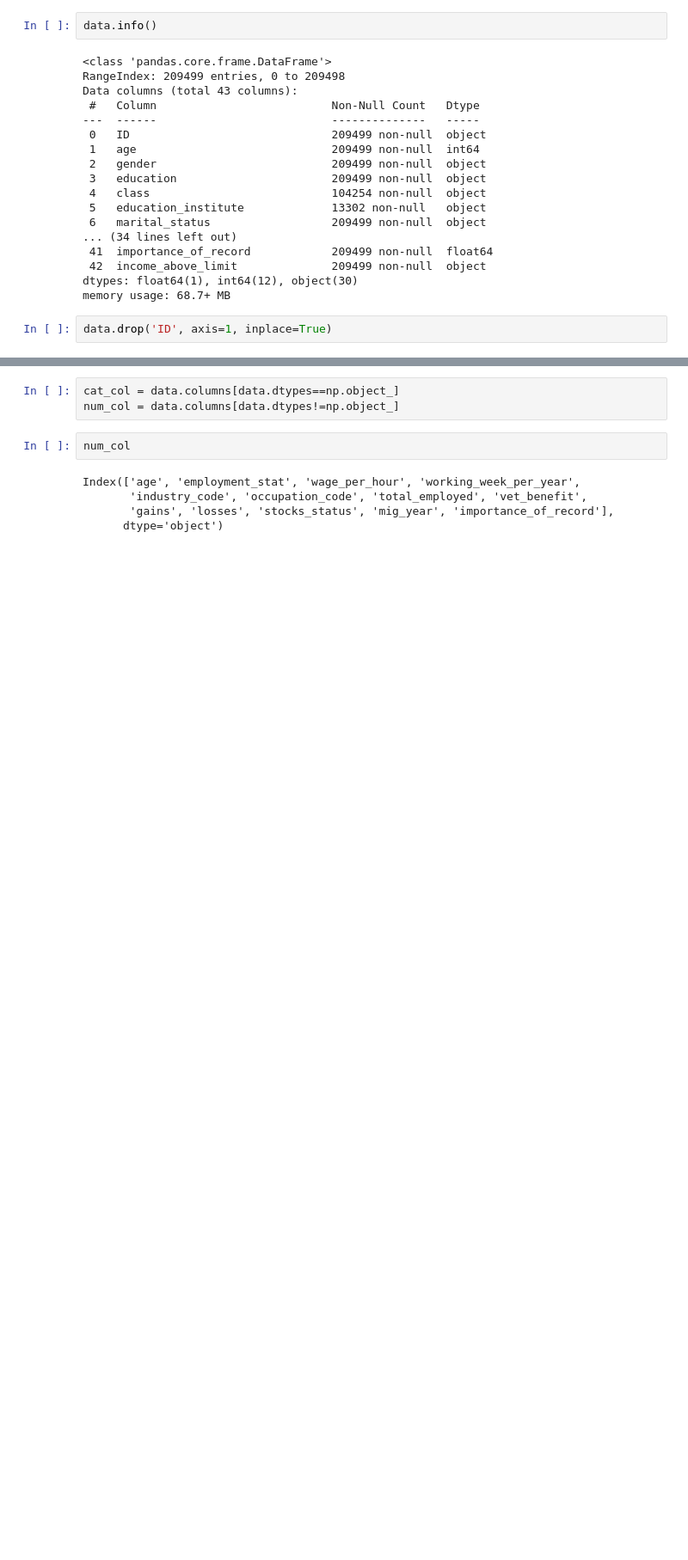
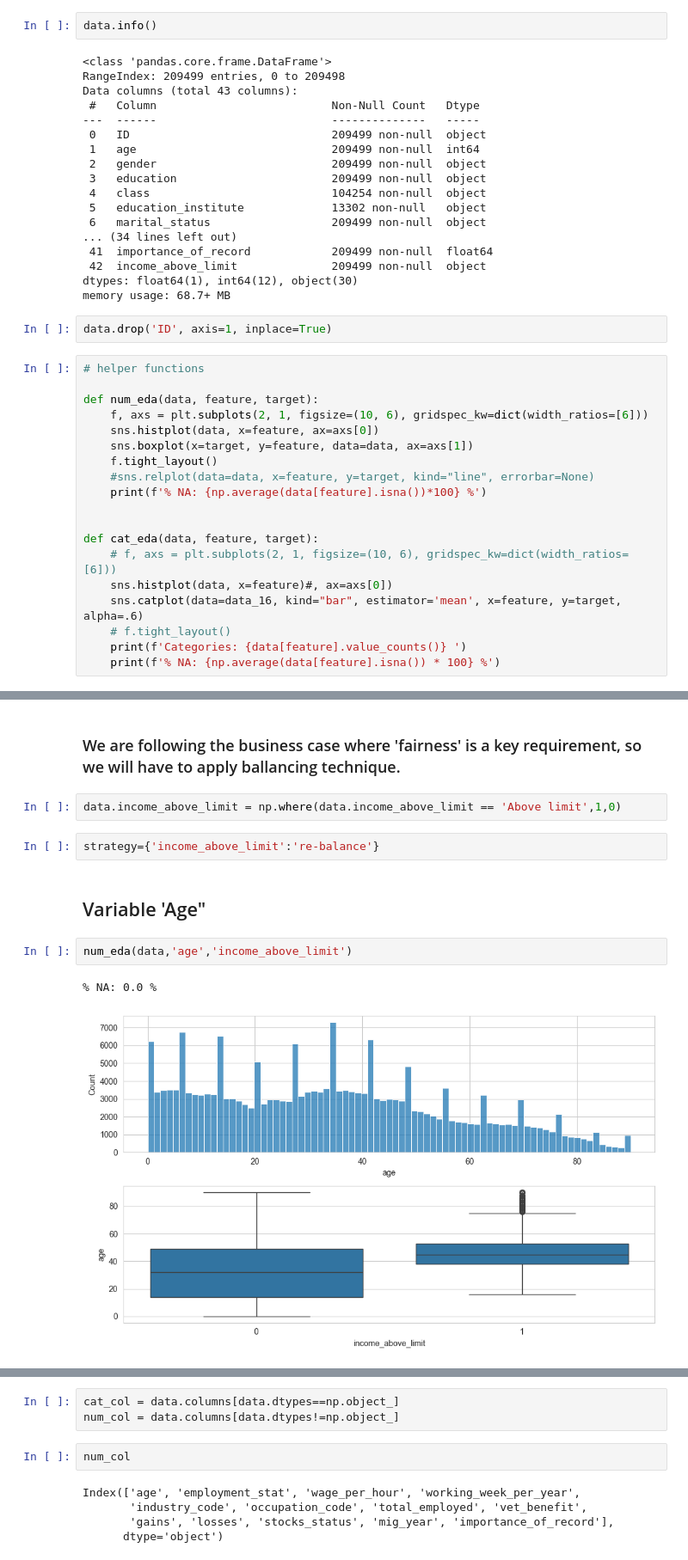
Before and after one commit to hanksnowdon/DataMiningProject, a Jupyter notebook: notebooks/01_EDA.ipynb, the cells around one changed output, grey strips where cells are left out. Shown: that part at 86% size. Cells and saved outputs as stored; diff of their text form; blank space fills up the shorter version.

```diff
--- a/notebooks/01_EDA.ipynb
+++ b/notebooks/01_EDA.ipynb
@@ -64,3 +64,22 @@ dtypes: float64(1), int64(12), object(30)
 memory usage: 68.7+ MB
 # %%
 data.drop('ID', axis=1, inplace=True)
+# %%
+# helper functions
+
+def num_eda(data, feature, target):
+    f, axs = plt.subplots(2, 1, figsize=(10, 6), gridspec_kw=dict(width_ratios=[6]))
+    sns.histplot(data, x=feature, ax=axs[0])
+    sns.boxplot(x=target, y=feature, data=data, ax=axs[1])
+    f.tight_layout()
+    #sns.relplot(data=data, x=feature, y=target, kind="line", errorbar=None)
+    print(f'% NA: {np.average(data[feature].isna())*100} %')
+
+
+def cat_eda(data, feature, target):
+    # f, axs = plt.subplots(2, 1, figsize=(10, 6), gridspec_kw=dict(width_ratios=[6]))
+    sns.histplot(data, x=feature)#, ax=axs[0])
+    sns.catplot(data=data_16, kind="bar", estimator='mean', x=feature, y=target, alpha=.6)
+    # f.tight_layout()
+    print(f'Categories: {data[feature].value_counts()} ')
+    print(f'% NA: {np.average(data[feature].isna()) * 100} %')
@@ -66,0 +126,13 @@ data.drop('ID', axis=1, inplace=True)
+# %% [markdown]
+### We are following the business case where 'fairness' is a key requirement, so we will have to apply ballancing technique.
+# %%
+data.income_above_limit = np.where(data.income_above_limit == 'Above limit',1,0)
+# %%
+strategy={'income_above_limit':'re-balance'}
+# %% [markdown]
+## Variable 'Age"
+# %%
+num_eda(data,'age','income_above_limit')
+# %% [output]
+% NA: 0.0 %
+[figure, added]
```
Also changed, not shown: parts of 11 cells of this notebook, 3 other files.
